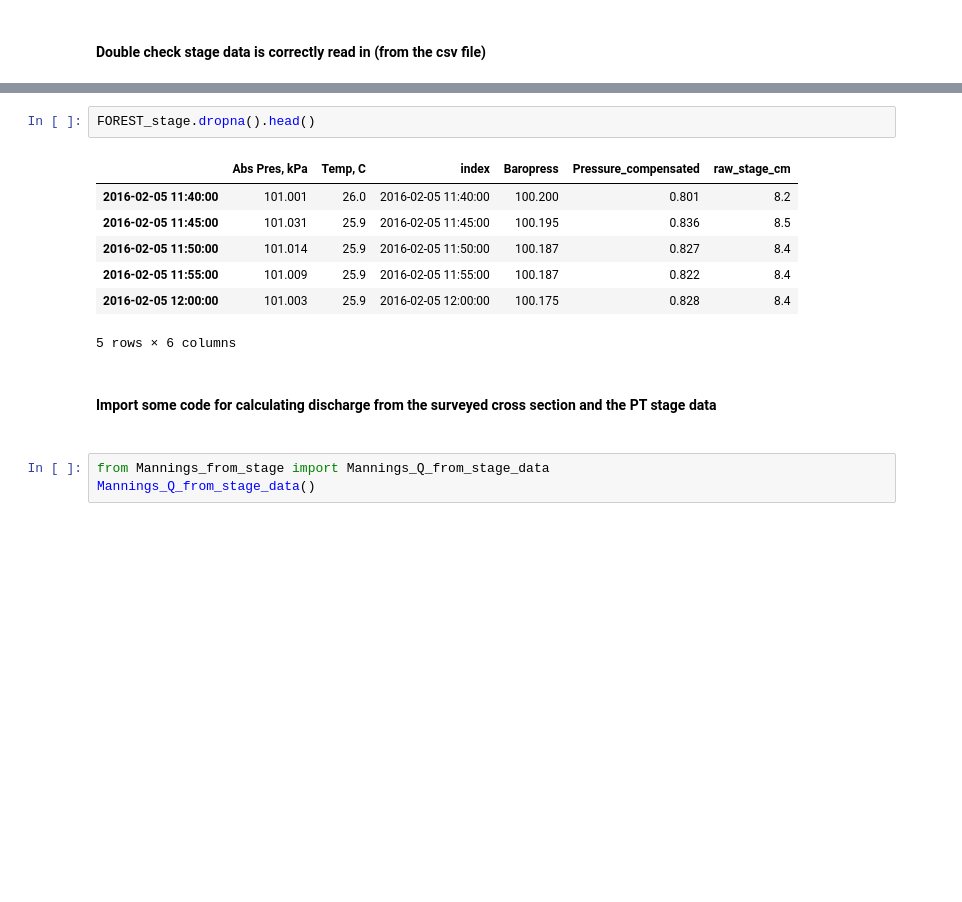
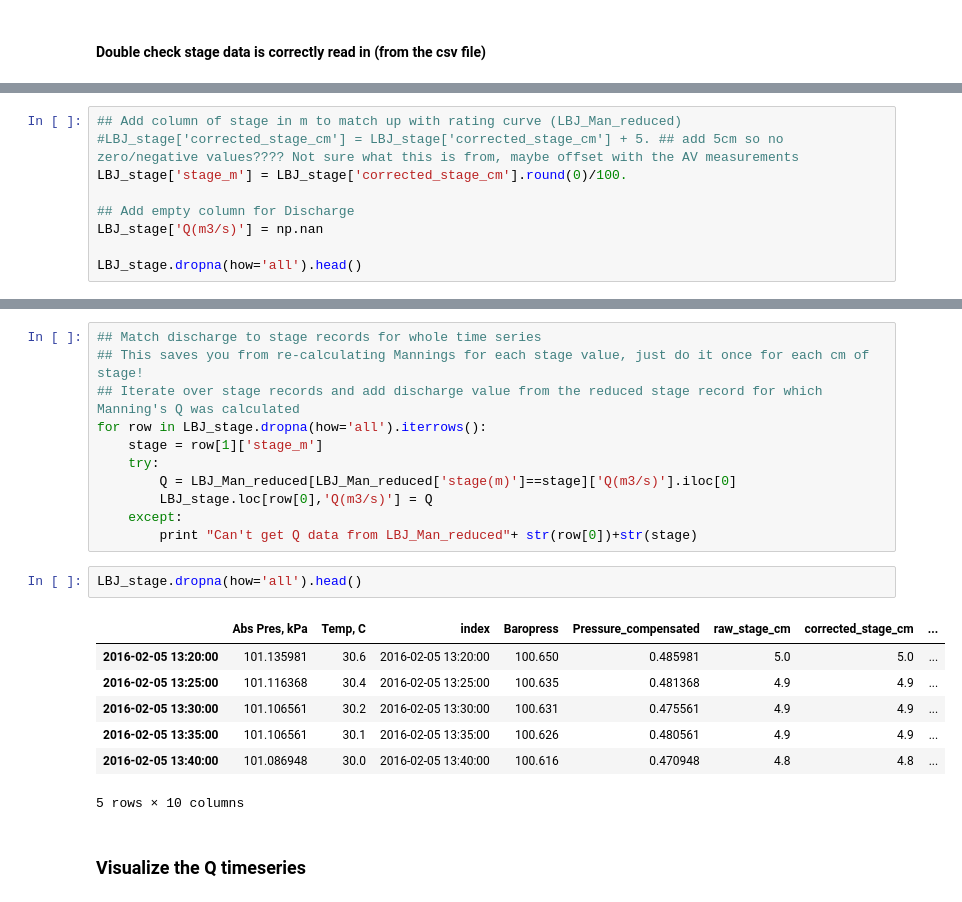
Before and after one commit to CaptainAL/Fagaalu_monitoring, a Jupyter notebook: Fagaalu_Monitoring_2016/Code/Data Import Modules - Discharge.ipynb, the cells around one changed output, grey strips where cells are left out. Cells and saved outputs as stored; diff of their text form; blank space fills up the shorter version.

Commit message:
built Jupyter notebooks up to final Q time series
decided to put the AV rating curve stuff in an optional Notebook

```diff
--- a/Fagaalu_Monitoring_2016/Code/Data Import Modules - Discharge.ipynb
+++ b/Fagaalu_Monitoring_2016/Code/Data Import Modules - Discharge.ipynb
@@ -69,0 +109,9 @@ LBJ_stage.dropna().head()
+# %%
+## Add column of stage in m to match up with rating curve (LBJ_Man_reduced)
+#LBJ_stage['corrected_stage_cm'] = LBJ_stage['corrected_stage_cm'] + 5. ## add 5cm so no zero/negative values???? Not sure what this is from, maybe offset with the AV measurements
+LBJ_stage['stage_m'] = LBJ_stage['corrected_stage_cm'].round(0)/100.
+
+## Add empty column for Discharge
+LBJ_stage['Q(m3/s)'] = np.nan
+
+LBJ_stage.dropna(how='all').head()
@@ -70,16 +126,23 @@ LBJ_stage.dropna().head()
+# %%
+## Match discharge to stage records for whole time series
+## This saves you from re-calculating Mannings for each stage value, just do it once for each cm of stage!
+## Iterate over stage records and add discharge value from the reduced stage record for which Manning's Q was calculated
+for row in LBJ_stage.dropna(how='all').iterrows():
+    stage = row[1]['stage_m']
+    try:
+        Q = LBJ_Man_reduced[LBJ_Man_reduced['stage(m)']==stage]['Q(m3/s)'].iloc[0]
+        LBJ_stage.loc[row[0],'Q(m3/s)'] = Q
+    except:
+        print "Can't get Q data from LBJ_Man_reduced"+ str(row[0])+str(stage)
 # %%
-FOREST_stage.dropna().head()
+LBJ_stage.dropna(how='all').head()
 # %% [output]
-|  | Abs Pres, kPa | Temp, C | index | Baropress | Pressure_compensated | raw_stage_cm |
-| 2016-02-05 11:40:00 | 101.001 | 26.0 | 2016-02-05 11:40:00 | 100.200 | 0.801 | 8.2 |
-| 2016-02-05 11:45:00 | 101.031 | 25.9 | 2016-02-05 11:45:00 | 100.195 | 0.836 | 8.5 |
-| 2016-02-05 11:50:00 | 101.014 | 25.9 | 2016-02-05 11:50:00 | 100.187 | 0.827 | 8.4 |
-| 2016-02-05 11:55:00 | 101.009 | 25.9 | 2016-02-05 11:55:00 | 100.187 | 0.822 | 8.4 |
-| 2016-02-05 12:00:00 | 101.003 | 25.9 | 2016-02-05 12:00:00 | 100.175 | 0.828 | 8.4 |
+|  | Abs Pres, kPa | Temp, C | index | Baropress | Pressure_compensated | raw_stage_cm | corrected_stage_cm | ... |
+| 2016-02-05 13:20:00 | 101.135981 | 30.6 | 2016-02-05 13:20:00 | 100.650 | 0.485981 | 5.0 | 5.0 | ... |
+| 2016-02-05 13:25:00 | 101.116368 | 30.4 | 2016-02-05 13:25:00 | 100.635 | 0.481368 | 4.9 | 4.9 | ... |
+| 2016-02-05 13:30:00 | 101.106561 | 30.2 | 2016-02-05 13:30:00 | 100.631 | 0.475561 | 4.9 | 4.9 | ... |
+| 2016-02-05 13:35:00 | 101.106561 | 30.1 | 2016-02-05 13:35:00 | 100.626 | 0.480561 | 4.9 | 4.9 | ... |
+| 2016-02-05 13:40:00 | 101.086948 | 30.0 | 2016-02-05 13:40:00 | 100.616 | 0.470948 | 4.8 | 4.8 | ... |
-5 rows × 6 columns
+5 rows × 10 columns
-# %% [markdown]
-#### Import some code for calculating discharge from the surveyed cross section and the PT stage data
-####
-# %%
-from Mannings_from_stage import Mannings_Q_from_stage_data
-Mannings_Q_from_stage_data()
+# %% [markdown]
+### Visualize the Q timeseries
```
Also changed, not shown: parts of 16 cells of this notebook, 18 other files.
